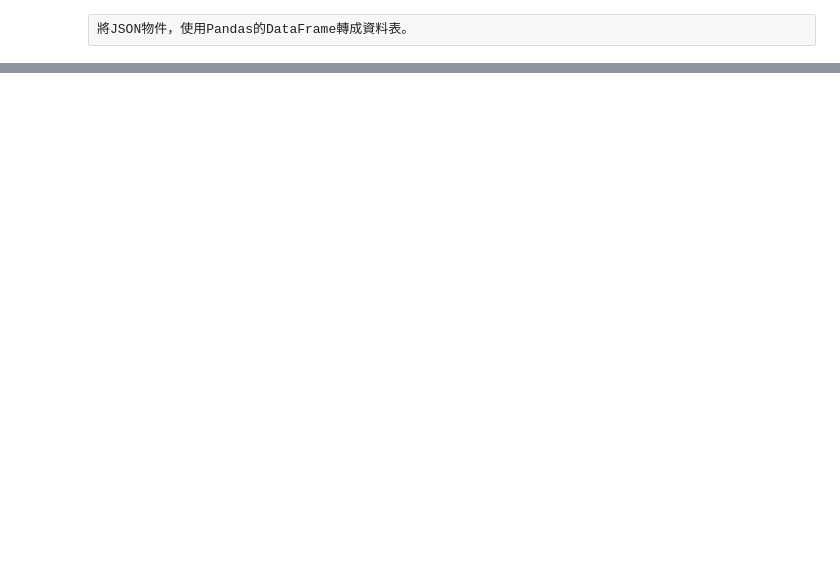
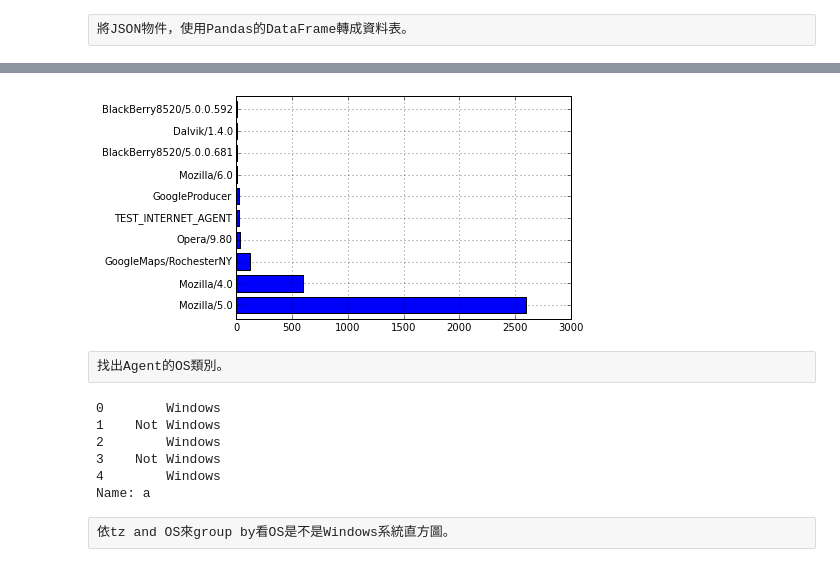
Before and after one commit to wesm/pydata-book, a Jupyter notebook: Ch02.ipynb, the cells around one changed output, grey strips where cells are left out. Drawn from its saved outputs; the diff is of its cells as text; code cells hidden in the pictures; blank space fills up the shorter version.

```diff
--- a/Ch02.ipynb
+++ b/Ch02.ipynb
@@ -61,0 +103,20 @@ plt.plot([1,2,3]);
+# %%
+result =Series([x.split()[0] for x in  frame.a.dropna()]);
+result.value_counts()[:10].plot(kind="barh");
+# %% [output]
+[figure, added]
+# %% [raw]
+找出Agent的OS類別。
+# %%
+cframe = frame[frame.a.notnull()];
+operating_system = np.where(cframe['a'].str.contains('Windows'),'Windows','Not Windows');
+print operating_system[:5];
+# %% [output]
+0        Windows
+1    Not Windows
+2        Windows
+3    Not Windows
+4        Windows
+Name: a
+# %% [raw]
+依tz and OS來group by看OS是不是Windows系統直方圖。
```
Also changed, not shown: parts of 30 cells of this notebook.
